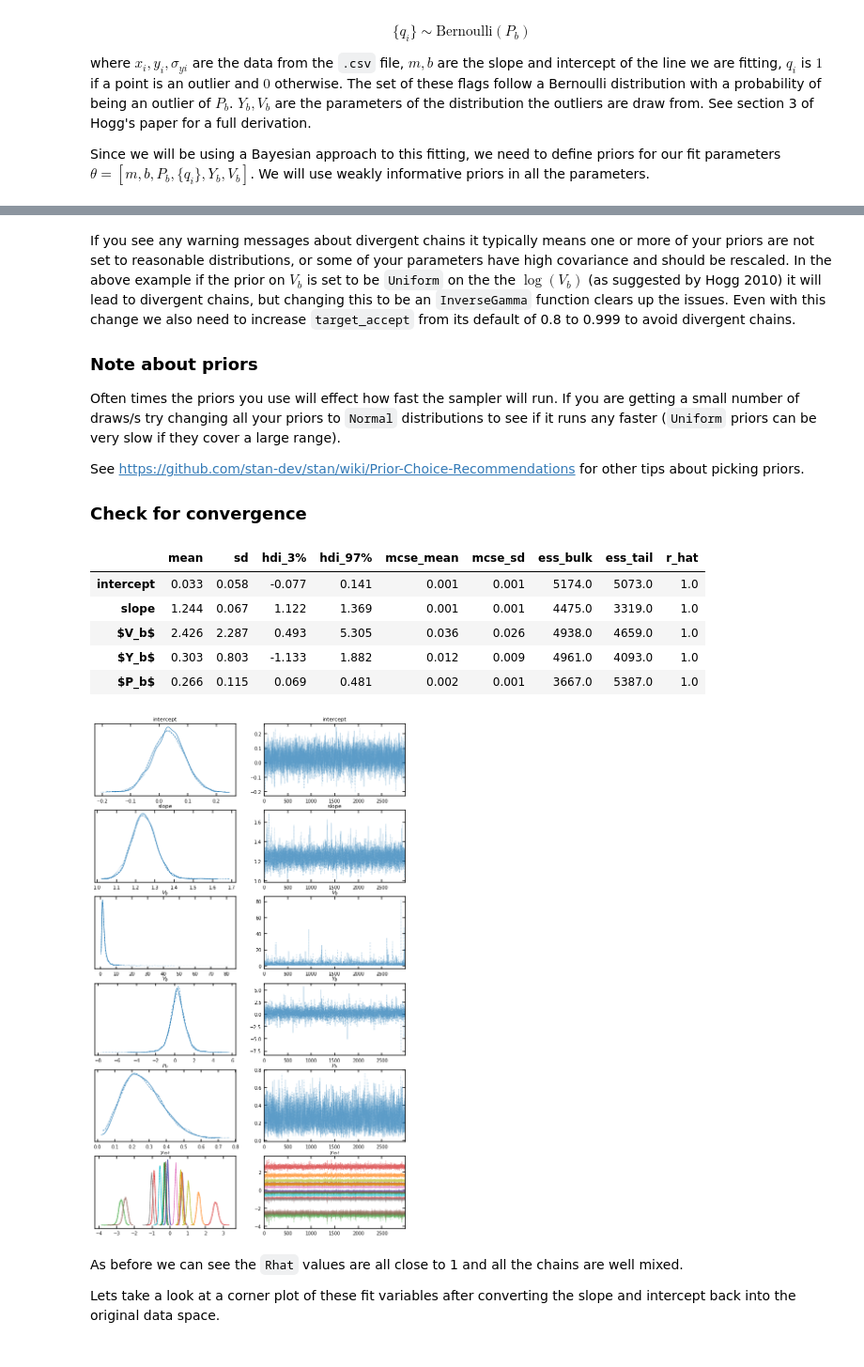
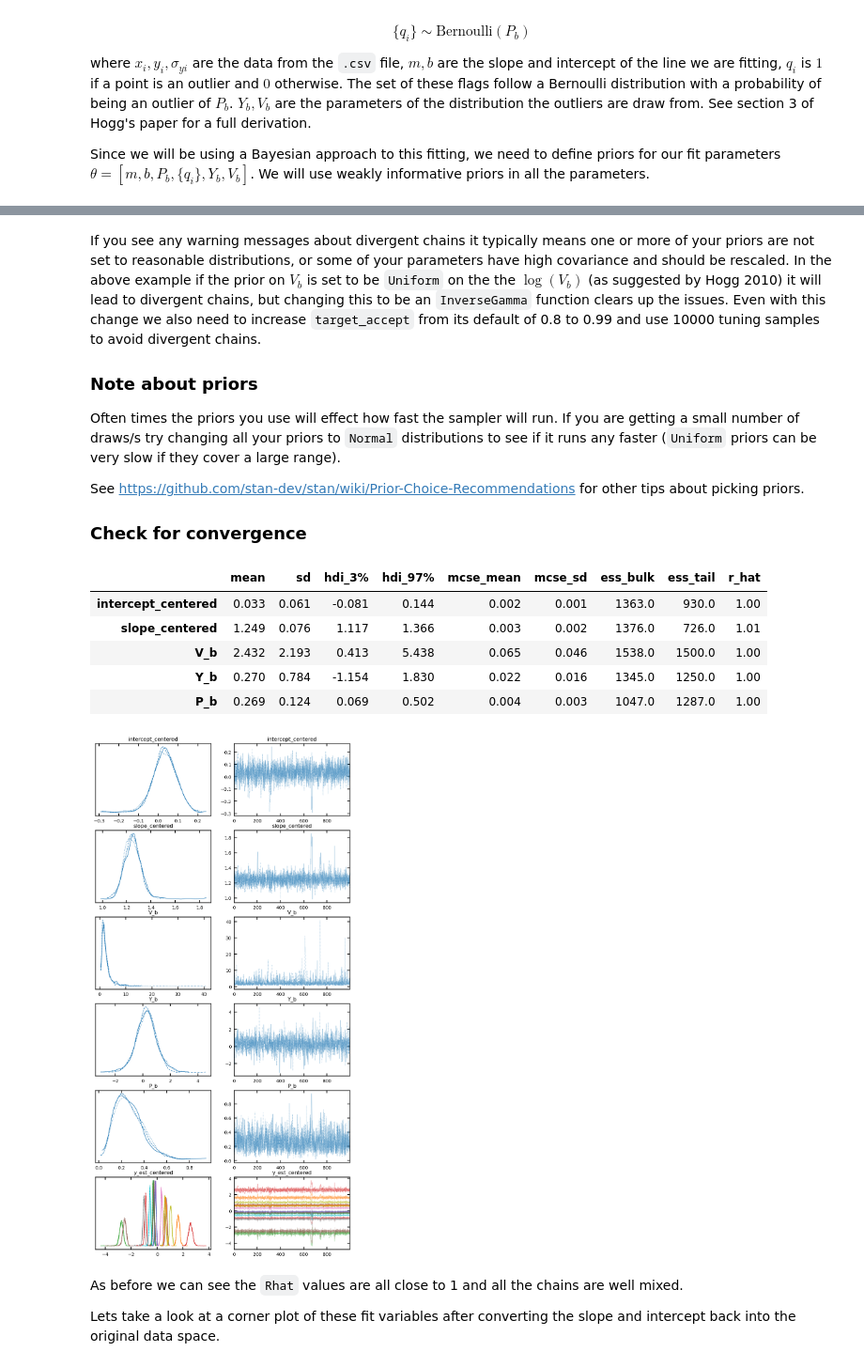
Before and after one commit to CKrawczyk/jupyter_data_languages, a Jupyter notebook: mcmc_fit_with_outliers_pymc.ipynb, the cells around one changed output, grey strips where cells are left out. Shown at 94% size. Drawn from its saved outputs; the diff is of its cells as text; code cells hidden in the pictures.

```diff
--- a/mcmc_fit_with_outliers_pymc.ipynb
+++ b/mcmc_fit_with_outliers_pymc.ipynb
@@ -307,11 +289,13 @@ $$
 # %%
 with mdl_signoise:
     traces_signoise = pm.sample(
-        3000,
-        tune=2000,
+        tune=10000,
+        draws=1000,
         chains=3,
         cores=3,
-        return_inferencedata=False
+        init="jitter+adapt_diag",
+        nuts={"target_accept": 0.99},
+        return_inferencedata=True
     )
 # %% [output]
 Multiprocess sampling (3 chains in 3 jobs)
@@ -323,5 +307,5 @@ Sampling 3 chains for 2_000 tune and 3_000 draw iterations (6_000 + 9_000 draws
 # %% [markdown]
-If you see any warning messages about divergent chains it typically means one or more of your priors are not set to reasonable distributions, or some of your parameters have high covariance and should be rescaled.  In the above example if the prior on $V_b$ is set to be `Uniform` on the the $\log(V_b)$ (as suggested by Hogg 2010) it will lead to divergent chains, but changing this to be an `InverseGamma` function clears up the issues.  Even with this change we also need to increase `target_accept` from its default of 0.8 to 0.999 to avoid divergent chains.
+If you see any warning messages about divergent chains it typically means one or more of your priors are not set to reasonable distributions, or some of your parameters have high covariance and should be rescaled.  In the above example if the prior on $V_b$ is set to be `Uniform` on the the $\log(V_b)$ (as suggested by Hogg 2010) it will lead to divergent chains, but changing this to be an `InverseGamma` function clears up the issues.  Even with this change we also need to increase `target_accept` from its default of 0.8 to 0.99 and use 10000 tuning samples to avoid divergent chains.
 
 ### Note about priors
 Often times the priors you use will effect how fast the sampler will run.  If you are getting a small number of draws/s try changing all your priors to `Normal` distributions to see if it runs any faster (`Uniform` priors can be very slow if they cover a large range).
@@ -330,37 +314,36 @@ See https://github.com/stan-dev/stan/wiki/Prior-Choice-Recommendations for other
 
 ### Check for convergence
 # %%
-with mdl_signoise:
-    display(pm.summary(
-        traces_signoise,
-        var_names=[
-            'intercept',
-            'slope',
-            '$V_b$',
-            '$Y_b$',
-            '$P_b$'
-        ]
-    ))
-    pm.plot_trace(
-        traces_signoise,
-        var_names=[
-            'intercept',
-            'slope',
-            '$V_b$',
-            '$Y_b$',
-            '$P_b$',
-            '$y_{est}$'
-        ],
-        figsize=(12, 20)
-    );
+display(pm.summary(
+    traces_signoise,
+    var_names=[
+        'intercept_centered',
+        'slope_centered',
+        'V_b',
+        'Y_b',
+        'P_b'
+    ]
+))
+pm.plot_trace(
+    traces_signoise,
+    var_names=[
+        'intercept_centered',
+        'slope_centered',
+        'V_b',
+        'Y_b',
+        'P_b',
+        'y_est_centered'
+    ],
+    figsize=(10, 20)
+);
 # %% [output]
 |  | mean | sd | hdi_3% | hdi_97% | mcse_mean | mcse_sd | ess_bulk | ess_tail | r_hat |
-| intercept | 0.033 | 0.058 | -0.077 | 0.141 | 0.001 | 0.001 | 5174.0 | 5073.0 | 1.0 |
-| slope | 1.244 | 0.067 | 1.122 | 1.369 | 0.001 | 0.001 | 4475.0 | 3319.0 | 1.0 |
-| $V_b$ | 2.426 | 2.287 | 0.493 | 5.305 | 0.036 | 0.026 | 4938.0 | 4659.0 | 1.0 |
-| $Y_b$ | 0.303 | 0.803 | -1.133 | 1.882 | 0.012 | 0.009 | 4961.0 | 4093.0 | 1.0 |
-| $P_b$ | 0.266 | 0.115 | 0.069 | 0.481 | 0.002 | 0.001 | 3667.0 | 5387.0 | 1.0 |
+| intercept_centered | 0.033 | 0.061 | -0.081 | 0.144 | 0.002 | 0.001 | 1363.0 | 930.0 | 1.00 |
+| slope_centered | 1.249 | 0.076 | 1.117 | 1.366 | 0.003 | 0.002 | 1376.0 | 726.0 | 1.01 |
+| V_b | 2.432 | 2.193 | 0.413 | 5.438 | 0.065 | 0.046 | 1538.0 | 1500.0 | 1.00 |
+| Y_b | 0.270 | 0.784 | -1.154 | 1.830 | 0.022 | 0.016 | 1345.0 | 1250.0 | 1.00 |
+| P_b | 0.269 | 0.124 | 0.069 | 0.502 | 0.004 | 0.003 | 1047.0 | 1287.0 | 1.00 |
-[figure, old version]
+[figure, new version]
 # %% [markdown]
 As before we can see the `Rhat` values are all close to 1 and all the chains are well mixed.
 
```
Also changed, not shown: parts of 30 cells of this notebook.
